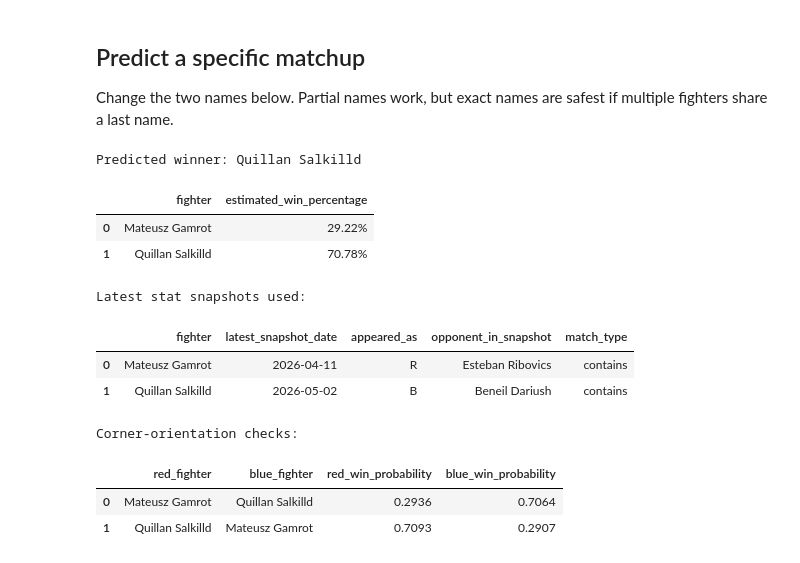
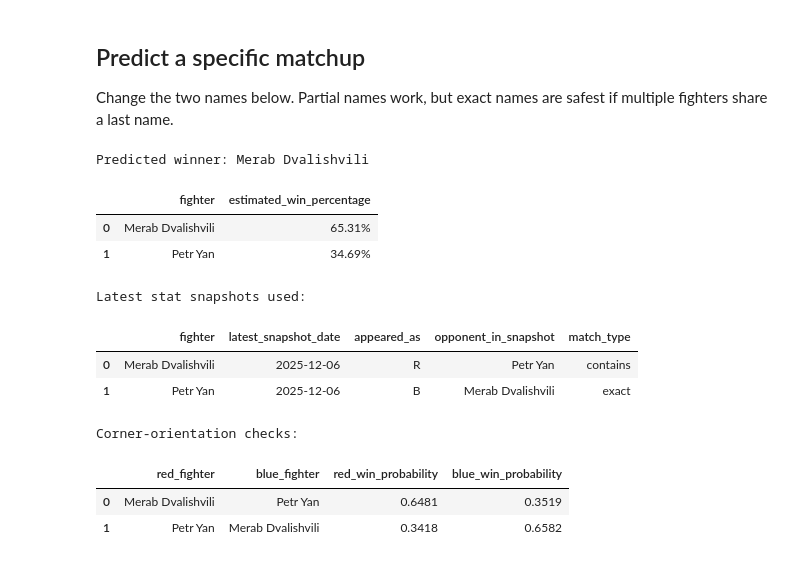
Before and after one commit to DreamingBlues/UFC-Predictions, a Jupyter notebook: winner/xgb_predictions.ipynb, the cells around one changed output. Saved outputs shown, nothing was run; the diff lists cells and outputs as text; code cells hidden in the pictures.

```diff
--- a/winner/xgb_predictions.ipynb
+++ b/winner/xgb_predictions.ipynb
@@ -306,20 +310,20 @@ search_fighters("gracie")
 Change the two names below. Partial names work, but exact names are safest if multiple fighters share a last name.
 # %%
 result = compare_fighters(
-    "Gamrot ",
-    "Salki",
+    "Merab",
+    "Petr Yan",
     title_bout=False,
 )
 # %% [output]
-Predicted winner: Quillan Salkilld
+Predicted winner: Merab Dvalishvili
 |  | fighter | estimated_win_percentage |
-| 0 | Mateusz Gamrot | 29.22% |
-| 1 | Quillan Salkilld | 70.78% |
+| 0 | Merab Dvalishvili | 65.31% |
+| 1 | Petr Yan | 34.69% |
 Latest stat snapshots used:
 |  | fighter | latest_snapshot_date | appeared_as | opponent_in_snapshot | match_type |
-| 0 | Mateusz Gamrot | 2026-04-11 | R | Esteban Ribovics | contains |
-| 1 | Quillan Salkilld | 2026-05-02 | B | Beneil Dariush | contains |
+| 0 | Merab Dvalishvili | 2025-12-06 | R | Petr Yan | contains |
+| 1 | Petr Yan | 2025-12-06 | B | Merab Dvalishvili | exact |
 Corner-orientation checks:
 |  | red_fighter | blue_fighter | red_win_probability | blue_win_probability |
-| 0 | Mateusz Gamrot | Quillan Salkilld | 0.2936 | 0.7064 |
-| 1 | Quillan Salkilld | Mateusz Gamrot | 0.7093 | 0.2907 |
+| 0 | Merab Dvalishvili | Petr Yan | 0.6481 | 0.3519 |
+| 1 | Petr Yan | Merab Dvalishvili | 0.3418 | 0.6582 |
```
Also changed, not shown: parts of 1 cell of this notebook, 26 other files.
